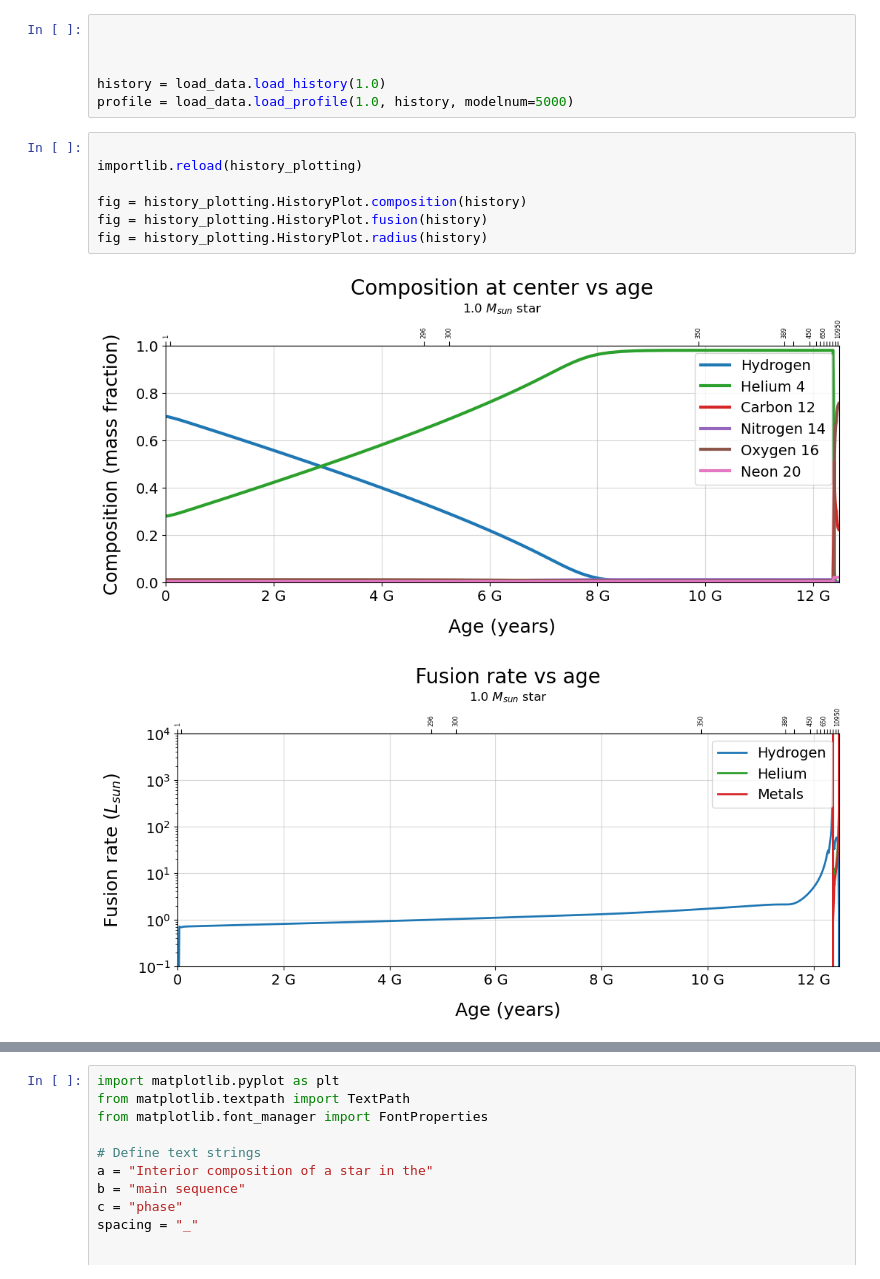
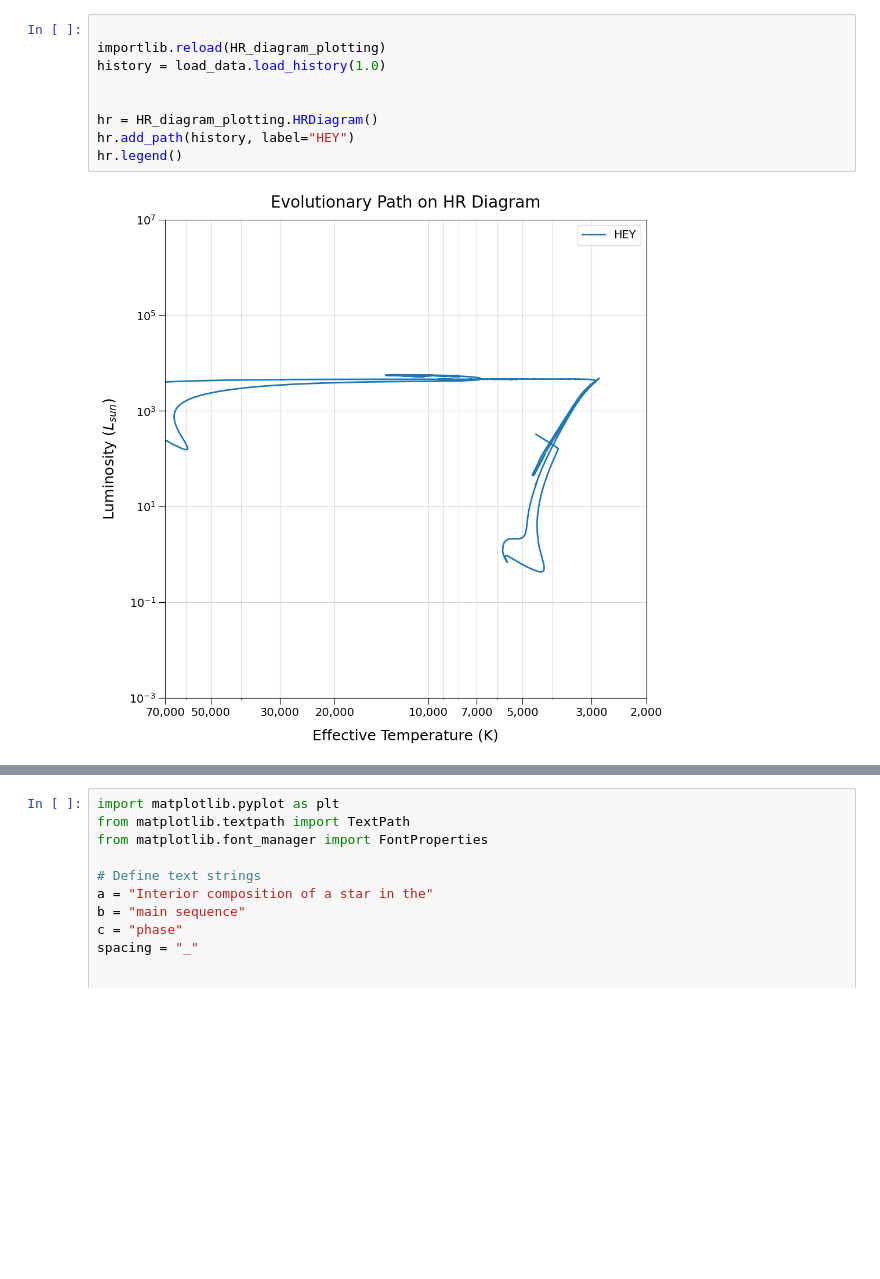
Before and after one commit to johnmomberg/Gayley_Stellar_Evolution_Textbook, a Jupyter notebook: test.ipynb, the cells around one changed output, grey strips where cells are left out. Cells and saved outputs as stored; diff of their text form; blank space fills up the shorter version.

Commit message:
Created a class for HR diagram plots and implemented it in the Marimo notebook

```diff
--- a/test.ipynb
+++ b/test.ipynb
@@ -14,17 +15,12 @@ import utils.plotting.history_plotting as history_plotting
 import utils.config.ui_options as ui_options
-# %%
-
-
-
-history = load_data.load_history(1.0)
-profile = load_data.load_profile(1.0, history, modelnum=5000)
 # %%
 
-importlib.reload(history_plotting)
+importlib.reload(HR_diagram_plotting)
+history = load_data.load_history(1.0)
 
-fig = history_plotting.HistoryPlot.composition(history)
-fig = history_plotting.HistoryPlot.fusion(history)
-fig = history_plotting.HistoryPlot.radius(history)
+
+hr = HR_diagram_plotting.HRDiagram()
+hr.add_path(history, label="HEY")
+hr.legend()
 # %% [output]
-[figure, old version]
+[figure, new version]
-[figure, removed]
```
Also changed, not shown: parts of 2 cells of this notebook, 2 other files.
